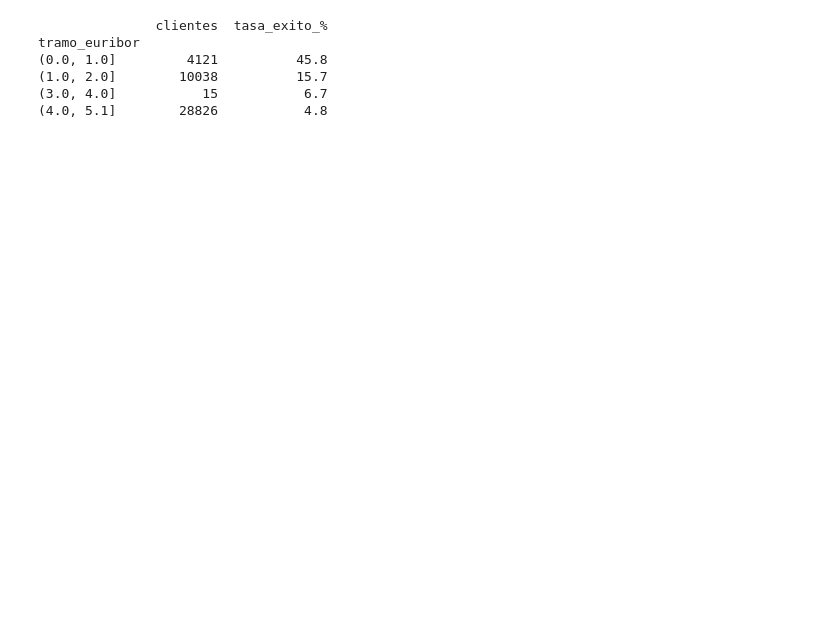
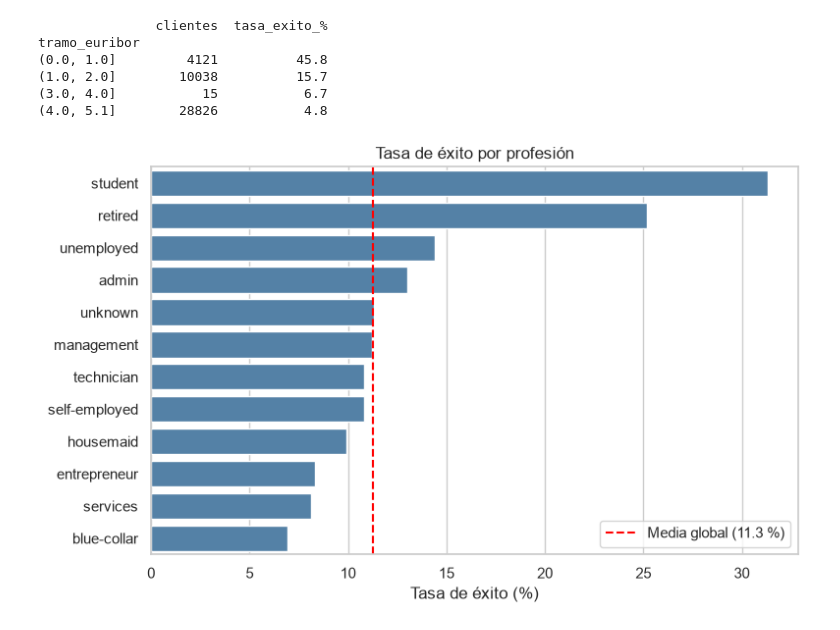
Before and after one commit to gemitue32/EDA-MARKETING-BANCARIO, a Jupyter notebook: notebooks/03_analisis_visualizacion.ipynb, the cells around one changed output. Cells and saved outputs as stored; diff of their text form; code cells hidden in the pictures; blank space fills up the shorter version.

Commit message:
matplotlib/seaborn y gráficos

```diff
--- a/notebooks/03_analisis_visualizacion.ipynb
+++ b/notebooks/03_analisis_visualizacion.ipynb
@@ -227,3 +220,43 @@ tramo_euribor
 (1.0, 2.0]        10038          15.7
 (3.0, 4.0]           15           6.7
 (4.0, 5.1]        28826           4.8
+# %%
+import os
+import matplotlib.pyplot as plt
+import seaborn as sns
+
+# Estilo general de los gráficos
+sns.set_theme(style="whitegrid")
+
+# Carpeta donde guardaremos las imágenes para el README
+ruta_imagenes = "../images"
+os.makedirs(ruta_imagenes, exist_ok=True)
+
+# Tasa de éxito global, como referencia en los gráficos
+tasa_global = df["y"].mean() * 100
+# %%
+def grafico_tasa(columna, titulo, archivo, min_clientes=100, orden_natural=False):
+    """Barras horizontales con la tasa de éxito de cada categoría.
+    Se excluyen las categorías con menos de min_clientes (no son representativas).
+    Con orden_natural=True se respeta el orden de las categorías en lugar de ordenar por tasa."""
+    tabla = tasa_exito(df, columna)
+    tabla = tabla[tabla["clientes"] >= min_clientes]
+    if orden_natural:
+        tabla = tabla.sort_index()
+
+    fig, ax = plt.subplots(figsize=(8, 5))
+    sns.barplot(x=tabla["tasa_exito_%"], y=tabla.index.astype(str), color="steelblue", ax=ax)
+    ax.axvline(tasa_global, color="red", linestyle="--", label=f"Media global ({tasa_global:.1f} %)")
+
+    ax.set_title(titulo)
+    ax.set_xlabel("Tasa de éxito (%)")
+    ax.set_ylabel("")
+    ax.legend(loc="best")
+
+    plt.tight_layout()
+    plt.savefig(f"{ruta_imagenes}/{archivo}.png", dpi=100)
+    plt.show()
+# %%
+grafico_tasa("job", "Tasa de éxito por profesión", "tasa_profesion")
+# %% [output]
+[figure, added]
```
Also changed, not shown: parts of 7 cells of this notebook, 9 other files.
